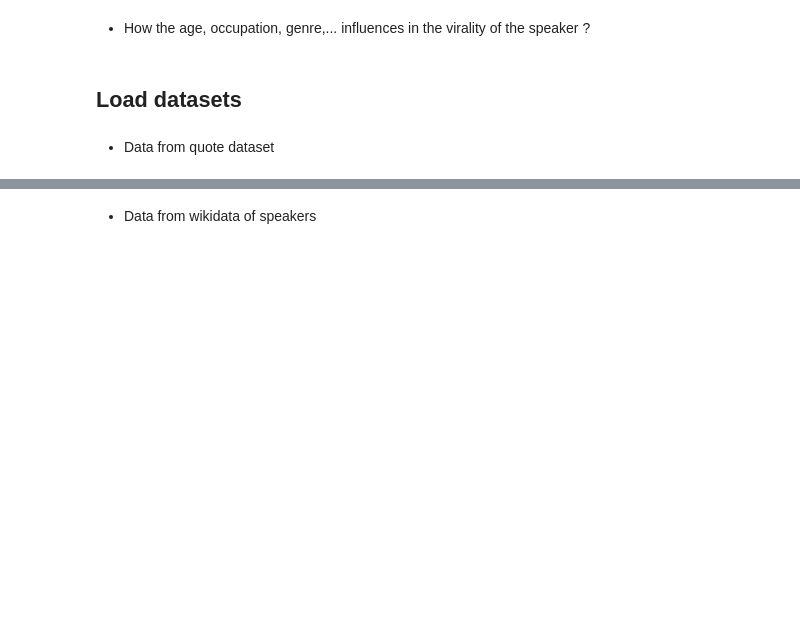
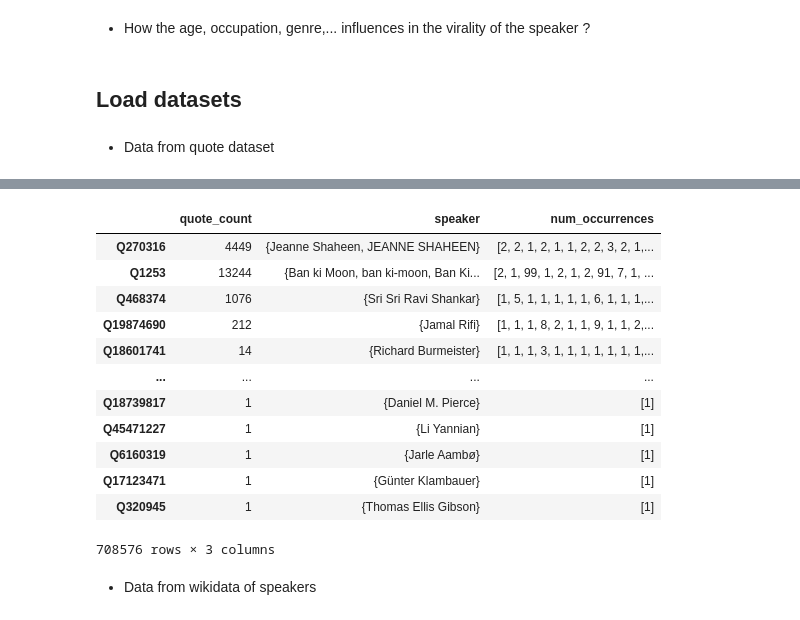
Before and after one commit to epfl-ada/ada-2021-project-cool-group-name, a Jupyter notebook: Data Analysis Speaker.ipynb, the cells around one changed output, grey strips where cells are left out. Drawn from its saved outputs; the diff is of its cells as text; code cells hidden in the pictures; blank space fills up the shorter version.

```diff
--- a/Data Analysis Speaker.ipynb
+++ b/Data Analysis Speaker.ipynb
@@ -84,6 +84,40 @@ data_quotes
 | (Q17123471, Q59559835) | 1 | {Günter Klambauer} | [1] |
 | Q320945 | 1 | {Thomas Ellis Gibson} | [1] |
 708576 rows × 3 columns
+# %%
+def solve_ambiguous_speakers(data_quotes):
+    ambiguous_indices = [qids for qids in data_quotes.index.values if isinstance(qids, tuple)]
+
+    ambiguous_speakers = utils.ragged_nested_sequence_to_set(ambiguous_indices)
+    linkcounts = utils.get_link_counts_of_wikidata_ids(ids = ambiguous_speakers, chunk_size = 500,
+                                                       wait_between_chunks_secs = 0.1, max_attempts = 1000)
+
+    renamed_indices = {}
+    for row_index in ambiguous_indices:
+        speakers_linkcounts = {speaker: int(linkcounts.get(speaker, 0)) for speaker in row_index}
+        renamed_indices[row_index] = max(speakers_linkcounts, key = speakers_linkcounts.get)
+
+    new_data_quotes = data_quotes.copy()
+    new_data_quotes.rename(index = renamed_indices, inplace = True)
+
+    return new_data_quotes
+
+data_quotes = solve_ambiguous_speakers(data_quotes)
+data_quotes
+# %% [output]
+|  | quote_count | speaker | num_occurrences |
+| Q270316 | 4449 | {Jeanne Shaheen, JEANNE SHAHEEN} | [2, 2, 1, 2, 1, 1, 2, 2, 3, 2, 1,... |
+| Q1253 | 13244 | {Ban ki Moon, ban ki-moon, Ban Ki... | [2, 1, 99, 1, 2, 1, 2, 91, 7, 1, ... |
+| Q468374 | 1076 | {Sri Sri Ravi Shankar} | [1, 5, 1, 1, 1, 1, 1, 6, 1, 1, 1,... |
+| Q19874690 | 212 | {Jamal Rifi} | [1, 1, 1, 8, 2, 1, 1, 9, 1, 1, 2,... |
+| Q18601741 | 14 | {Richard Burmeister} | [1, 1, 1, 3, 1, 1, 1, 1, 1, 1, 1,... |
+| ... | ... | ... | ... |
+| Q18739817 | 1 | {Daniel M. Pierce} | [1] |
+| Q45471227 | 1 | {Li Yannian} | [1] |
+| Q6160319 | 1 | {Jarle Aambø} | [1] |
+| Q17123471 | 1 | {Günter Klambauer} | [1] |
+| Q320945 | 1 | {Thomas Ellis Gibson} | [1] |
+708576 rows × 3 columns
 # %% [markdown]
 - Data from wikidata of speakers
 # %%
```
Also changed, not shown: parts of 7 cells of this notebook, 2 other files.
